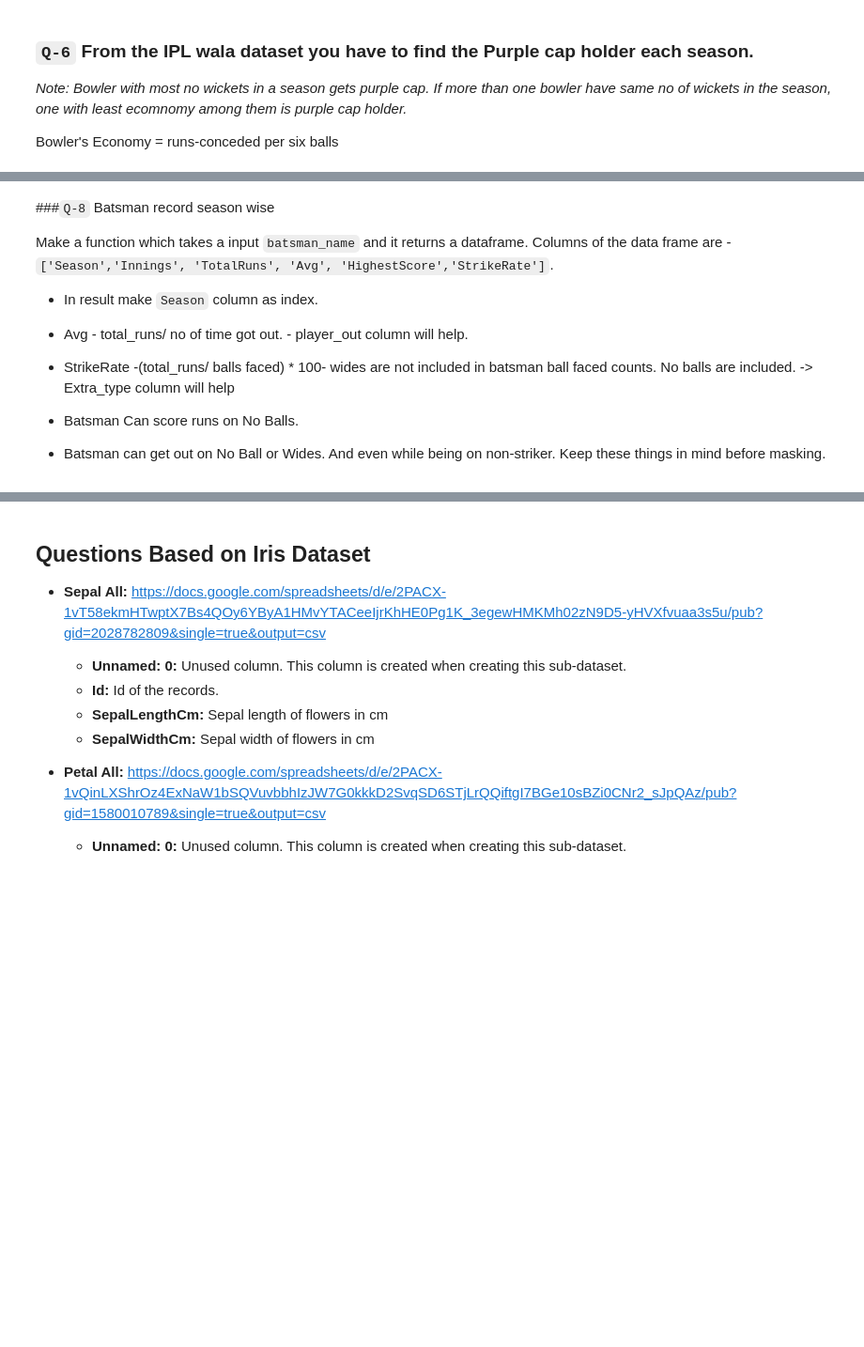
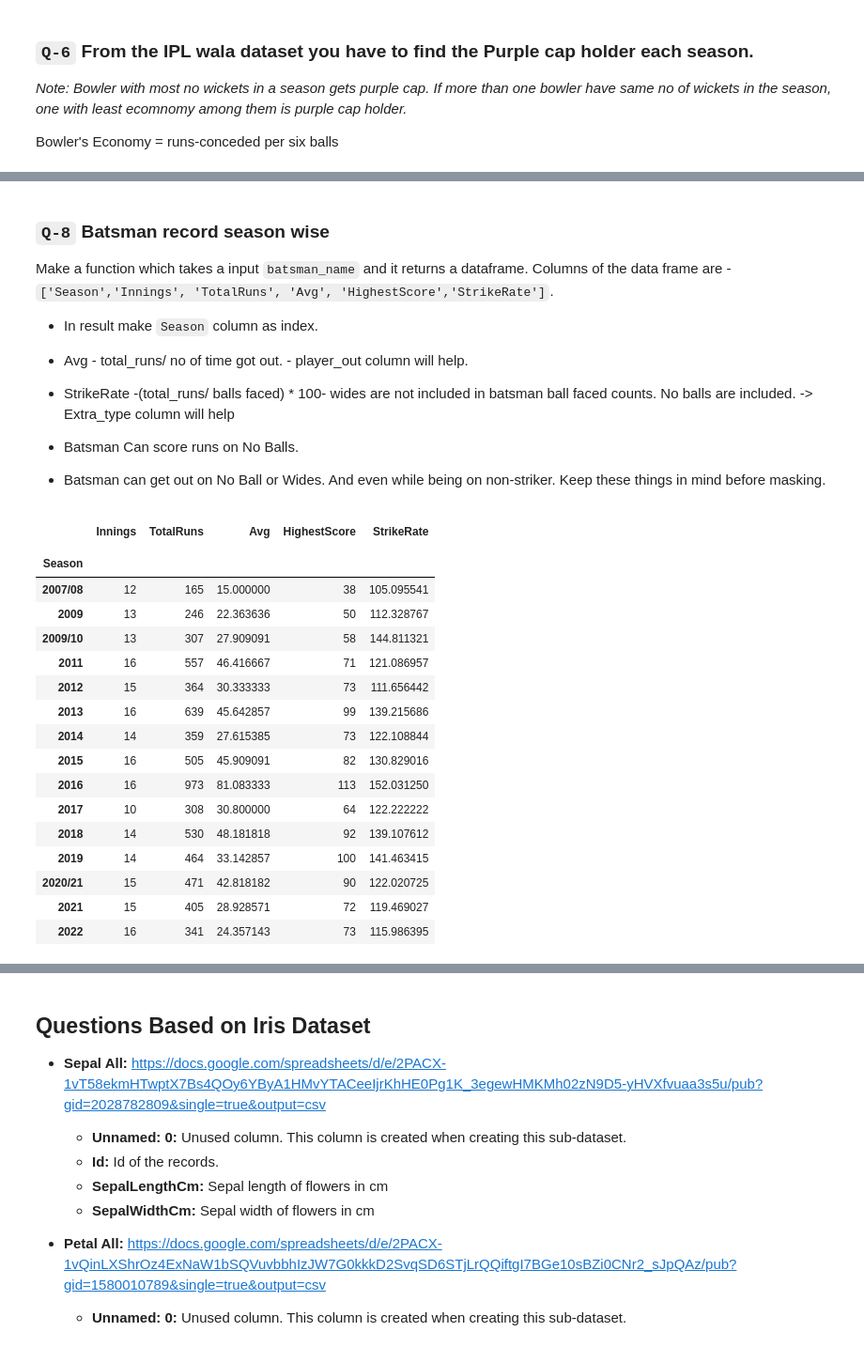
Before and after one commit to Apurba1903/Pandas, a Jupyter notebook: Week 7 Task 20.ipynb, the cells around one changed output, grey strips where cells are left out. Shown at 94% size. Cells and saved outputs as stored; diff of their text form; code cells hidden in the pictures; blank space fills up the shorter version.

```diff
--- a/Week 7 Task 20.ipynb
+++ b/Week 7 Task 20.ipynb
@@ -52,5 +139,5 @@ Death Overs - [16-20]
 # %% [markdown]
-###`Q-8` Batsman record season wise
+### `Q-8` Batsman record season wise
 
 Make a function which takes a input `batsman_name` and it returns a dataframe.
 Columns of the data frame are - `['Season','Innings', 'TotalRuns', 'Avg', 'HighestScore','StrikeRate']`.
@@ -65 +150,51 @@ Columns of the data frame are - `['Season','Innings', 'TotalRuns', 'Avg', 'Highe
+# %%
+# Code Here
+
+batterdf = seasondf.copy()
+
+batterdf['IsBatsmanBall'] = batterdf['extra_type'].apply(lambda x: 1 if x != 'wides' else 0)
+
+def bat_record_season(batsman):
+    bdf = batterdf[batterdf.batter == batsman].copy()
+    bdf['IsBatsmanOut'] = bdf.batter == bdf.player_out
+
+    df = bdf.groupby(['Season', 'ID'], as_index = False)[['batsman_run', 'IsBatsmanBall', 'IsBatsmanOut']].sum()
+    innings = df.groupby('Season').ID.count()
+
+    df = df.groupby('Season').agg({
+
+        'batsman_run' : ['sum','max'],
+        'IsBatsmanBall' : 'sum',
+        'IsBatsmanOut' : 'sum'
+    })
+
+
+    df["Innings"] = innings
+    df["TotalRuns"] = df[("batsman_run", "sum")]
+    df["Avg"] = df["TotalRuns"] / df[('IsBatsmanOut', 'sum')]
+    df["HighestScore"] = df[('batsman_run', 'max')]
+    df["StrikeRate"] = df["TotalRuns"] /df[('IsBatsmanBall', 'sum')] * 100
+
+    return df.drop(columns = ["batsman_run", "IsBatsmanBall", "IsBatsmanOut"])
+
+bat_record_season('V Kohli')
+# %% [output]
+|  | Innings | TotalRuns | Avg | HighestScore | StrikeRate |
+|  |  |  |  |  |  |
+| Season |  |  |  |  |  |
+| 2007/08 | 12 | 165 | 15.000000 | 38 | 105.095541 |
+| 2009 | 13 | 246 | 22.363636 | 50 | 112.328767 |
+| 2009/10 | 13 | 307 | 27.909091 | 58 | 144.811321 |
+| 2011 | 16 | 557 | 46.416667 | 71 | 121.086957 |
+| 2012 | 15 | 364 | 30.333333 | 73 | 111.656442 |
+| 2013 | 16 | 639 | 45.642857 | 99 | 139.215686 |
+| 2014 | 14 | 359 | 27.615385 | 73 | 122.108844 |
+| 2015 | 16 | 505 | 45.909091 | 82 | 130.829016 |
+| 2016 | 16 | 973 | 81.083333 | 113 | 152.031250 |
+| 2017 | 10 | 308 | 30.800000 | 64 | 122.222222 |
+| 2018 | 14 | 530 | 48.181818 | 92 | 139.107612 |
+| 2019 | 14 | 464 | 33.142857 | 100 | 141.463415 |
+| 2020/21 | 15 | 471 | 42.818182 | 90 | 122.020725 |
+| 2021 | 15 | 405 | 28.928571 | 72 | 119.469027 |
+| 2022 | 16 | 341 | 24.357143 | 73 | 115.986395 |
 # %% [markdown]
```
Also changed, not shown: parts of 29 cells of this notebook, 1 other file.
